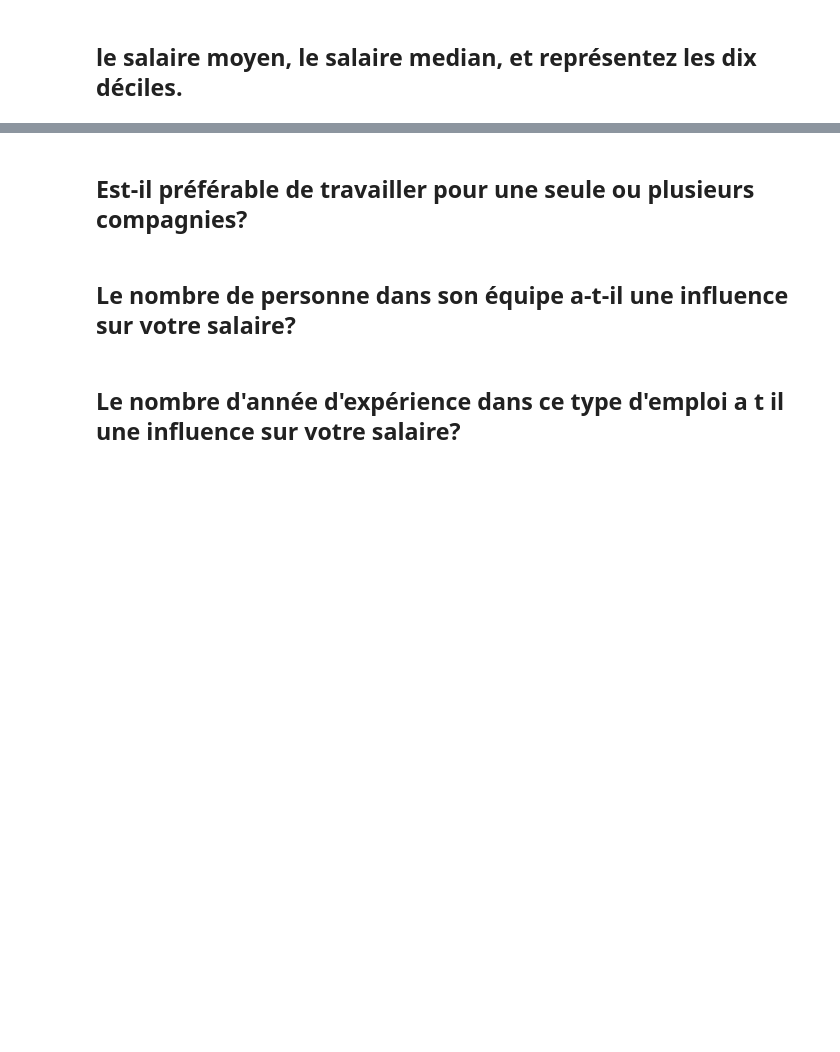
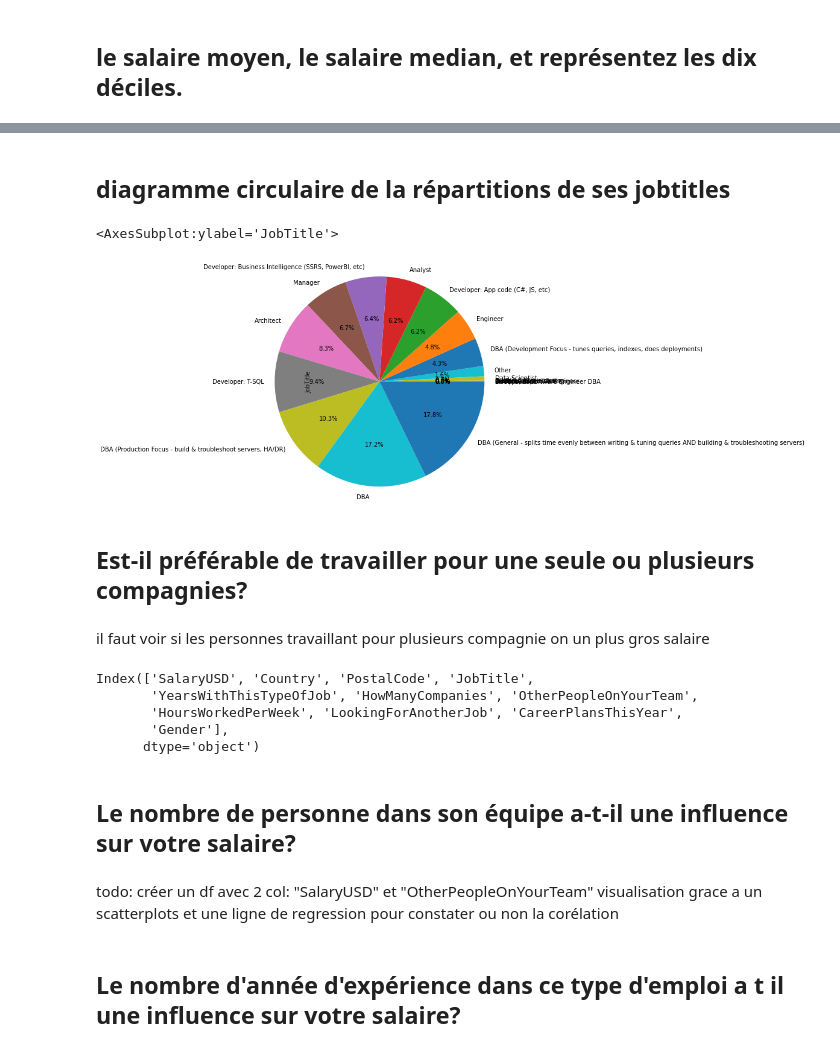
Before and after one commit to MarieDeSmedt/american-dream, a Jupyter notebook: notebook/data_visualization.ipynb, the cells around one changed output, grey strips where cells are left out. Drawn from its saved outputs; the diff is of its cells as text; code cells hidden in the pictures; blank space fills up the shorter version.

```diff
--- a/notebook/data_visualization.ipynb
+++ b/notebook/data_visualization.ipynb
@@ -25,6 +77,27 @@ df_todisplay = pd.read_sql("cleaned_survey",con=db_connection)
+# %% [markdown]
+## diagramme circulaire de la répartitions de ses jobtitles
+# %%
+my_plot = df.groupby("JobTitle").JobTitle.count().sort_values()
+my_plot.plot.pie(autopct="%.1f%%", radius=2)
+# %% [output]
+<AxesSubplot:ylabel='JobTitle'>
+[figure, added]
 # %% [markdown]
 ##  Est-il préférable de travailler pour une seule ou plusieurs compagnies?
+# %% [markdown]
+il faut voir si les personnes travaillant pour plusieurs compagnie on un plus gros salaire
+# %%
+print(df.columns)
+# %% [output]
+Index(['SalaryUSD', 'Country', 'PostalCode', 'JobTitle',
+       'YearsWithThisTypeOfJob', 'HowManyCompanies', 'OtherPeopleOnYourTeam',
+       'HoursWorkedPerWeek', 'LookingForAnotherJob', 'CareerPlansThisYear',
+       'Gender'],
+      dtype='object')
 # %% [markdown]
 ##  Le nombre de personne dans son équipe a-t-il une influence sur votre salaire?
+# %% [markdown]
+todo: créer un df avec 2 col: "SalaryUSD" et "OtherPeopleOnYourTeam"
+visualisation grace a un scatterplots et une ligne de regression pour constater ou non la corélation
 # %% [markdown]
 ##  Le nombre d'année d'expérience dans ce type d'emploi a t il une influence sur votre salaire?
```
Also changed, not shown: parts of 9 cells of this notebook.
